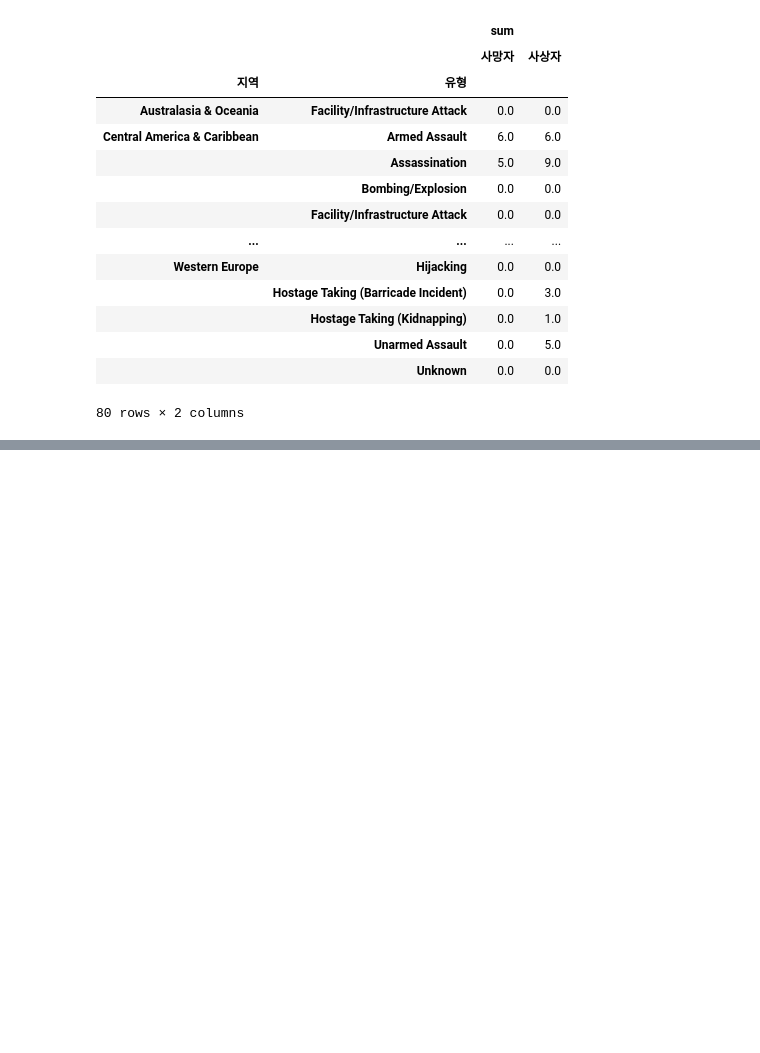
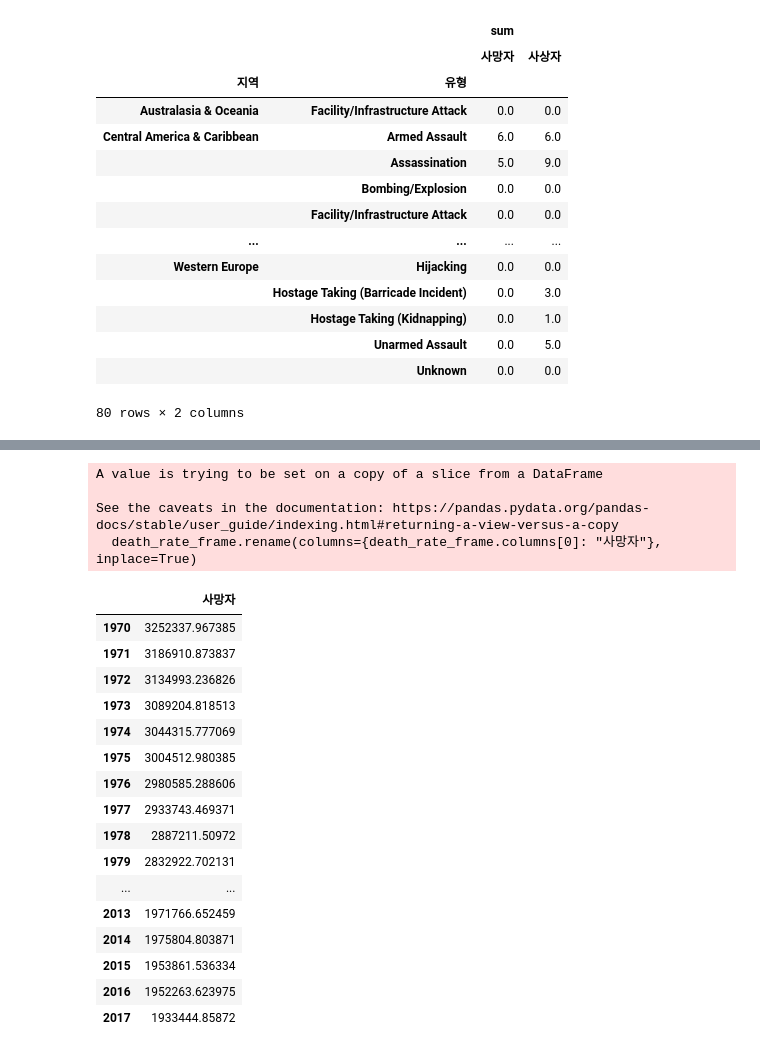
Before and after one commit to brainKimDu/EDA_toy_project, a Jupyter notebook: 세계 테러 데이터 분석/World_Terror_ver3.ipynb, the cells around one changed output, grey strips where cells are left out. Saved outputs shown, nothing was run; the diff lists cells and outputs as text; code cells hidden in the pictures; blank space fills up the shorter version.

```diff
--- a/세계 테러 데이터 분석/World_Terror_ver3.ipynb
+++ b/세계 테러 데이터 분석/World_Terror_ver3.ipynb
@@ -686,0 +726,29 @@ whathappen_2012_3_die.sort_values(by="sum/사망자/Armed Assault", ascending=Fa
+# %%
+death_rate_frame = death_rate.iloc[11:59]
+death_rate_frame.rename(columns={death_rate_frame.columns[0]: "사망자"}, inplace=True)
+
+death_rate_frame_real = death_rate_frame['사망자']*1000
+death_frame=death_rate_frame_real.to_frame()
+death_frame
+# %% [output]
+A value is trying to be set on a copy of a slice from a DataFrame
+
+See the caveats in the documentation: https://pandas.pydata.org/pandas-docs/stable/user_guide/indexing.html#returning-a-view-versus-a-copy
+  death_rate_frame.rename(columns={death_rate_frame.columns[0]: "사망자"}, inplace=True)
+|  | 사망자 |
+| 1970 | 3252337.967385 |
+| 1971 | 3186910.873837 |
+| 1972 | 3134993.236826 |
+| 1973 | 3089204.818513 |
+| 1974 | 3044315.777069 |
+| 1975 | 3004512.980385 |
+| 1976 | 2980585.288606 |
+| 1977 | 2933743.469371 |
+| 1978 | 2887211.50972 |
+| 1979 | 2832922.702131 |
+| ... | ... |
+| 2013 | 1971766.652459 |
+| 2014 | 1975804.803871 |
+| 2015 | 1953861.536334 |
+| 2016 | 1952263.623975 |
+| 2017 | 1933444.85872 |
```
Also changed, not shown: parts of 10 cells of this notebook, 1 other file.
